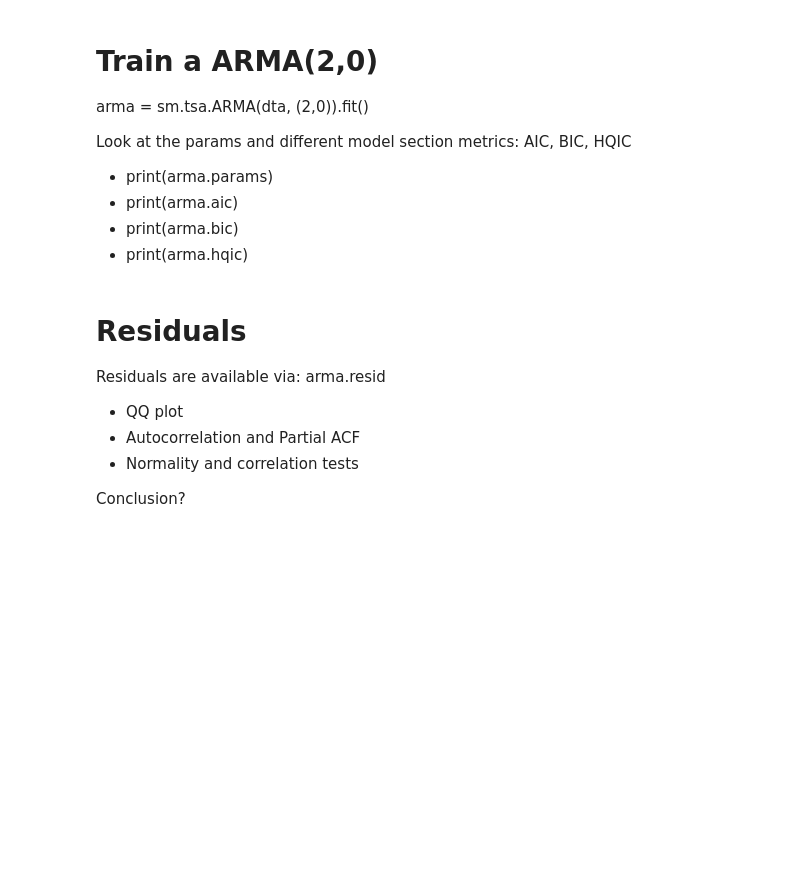
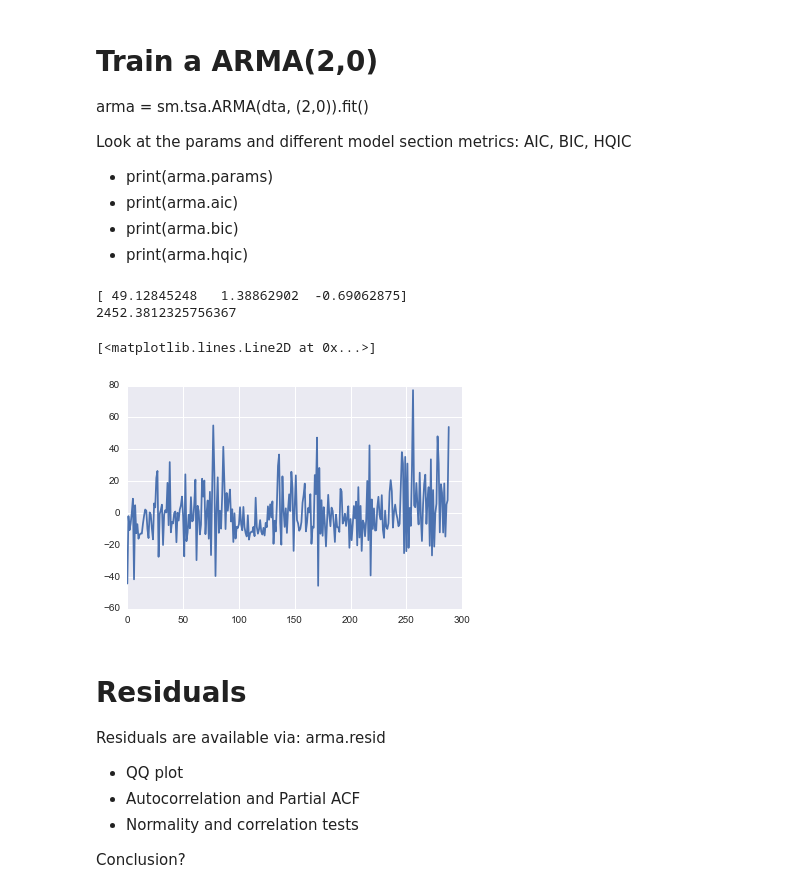
Before and after one commit to alexisperrier/gads, a Jupyter notebook: 17_ts2/py/L17 Sunspots ARIMA Lab.ipynb, the cells around one changed output. Cells and saved outputs as stored; diff of their text form; code cells hidden in the pictures; blank space fills up the shorter version.

```diff
--- a/17_ts2/py/L17 Sunspots ARIMA Lab.ipynb
+++ b/17_ts2/py/L17 Sunspots ARIMA Lab.ipynb
@@ -55,6 +60,17 @@ Look at the params and different model section metrics: AIC, BIC, HQIC
 * print(arma.aic)
 * print(arma.bic)
 * print(arma.hqic)
+# %%
+arma = sm.tsa.ARMA(ts.spots.values, (2,0)).fit()
+# %%
+print(arma.params)
+print(arma.aic)
+plt.plot(arma.resid)
+# %% [output]
+[ 49.12845248   1.38862902  -0.69062875]
+2452.3812325756367
+[<matplotlib.lines.Line2D at 0x...>]
+[figure, added]
 # %% [markdown]
 # Residuals
 
```
Also changed, not shown: parts of 6 cells of this notebook, 8 other files.
